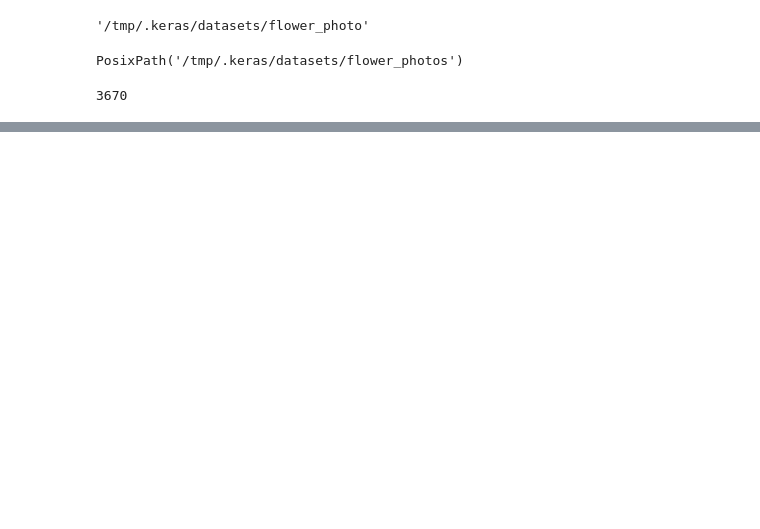
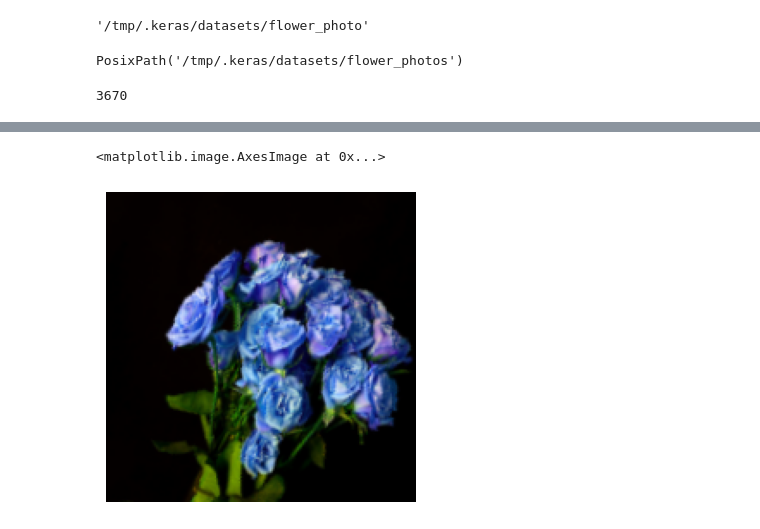
Before and after one commit to Sirhabeeb1/python, a Jupyter notebook: Augmentation_model.ipynb, the cells around one changed output, grey strips where cells are left out. Drawn from its saved outputs; the diff is of its cells as text; code cells hidden in the pictures; blank space fills up the shorter version.

```diff
--- a/Augmentation_model.ipynb
+++ b/Augmentation_model.ipynb
@@ -124,0 +132,14 @@ model.evaluate(x_test_scaled,y_test)
+# %%
+from tensorflow.keras.models import Sequential
+from tensorflow.keras import layers
+from tensorflow.keras.preprocessing import image_dataset_from_directory
+img_height = 180
+img_width = 180
+data_augmentation = Sequential([
+    layers.RandomFlip("horizontal", input_shape=(img_height,
+                                                  img_width,
+                                                  3)),
+    layers.RandomRotation(0.1),
+    layers.RandomZoom(0.1),
+  ]
+)
@@ -124,0 +153,7 @@ model.evaluate(x_test_scaled,y_test)
+# %%
+fig = plt.figure(figsize=(4,5))
+plt.axis("off")
+plt.imshow(data_augmentation(x)[0].numpy().astype("uint8"))
+# %% [output]
+<matplotlib.image.AxesImage at 0x...>
+[figure, added]
```
Also changed, not shown: parts of 12 cells of this notebook.
